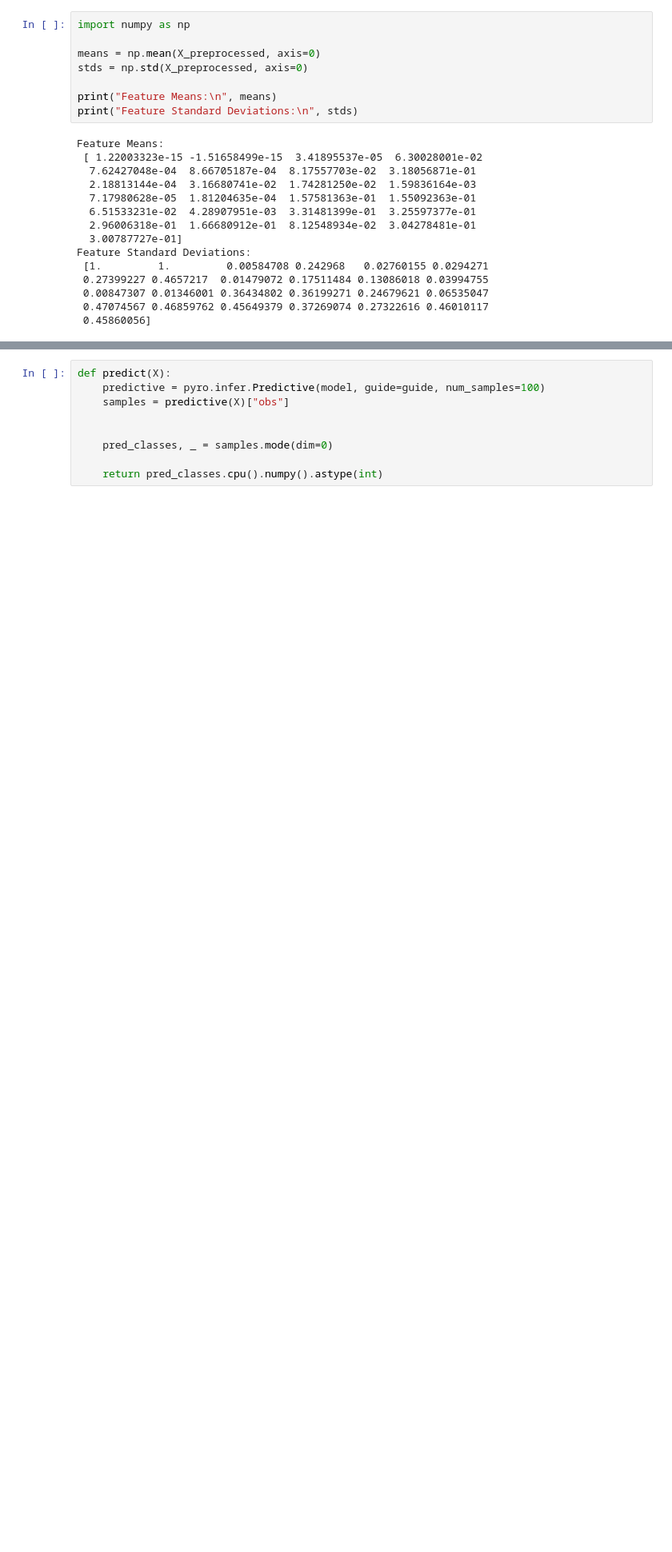
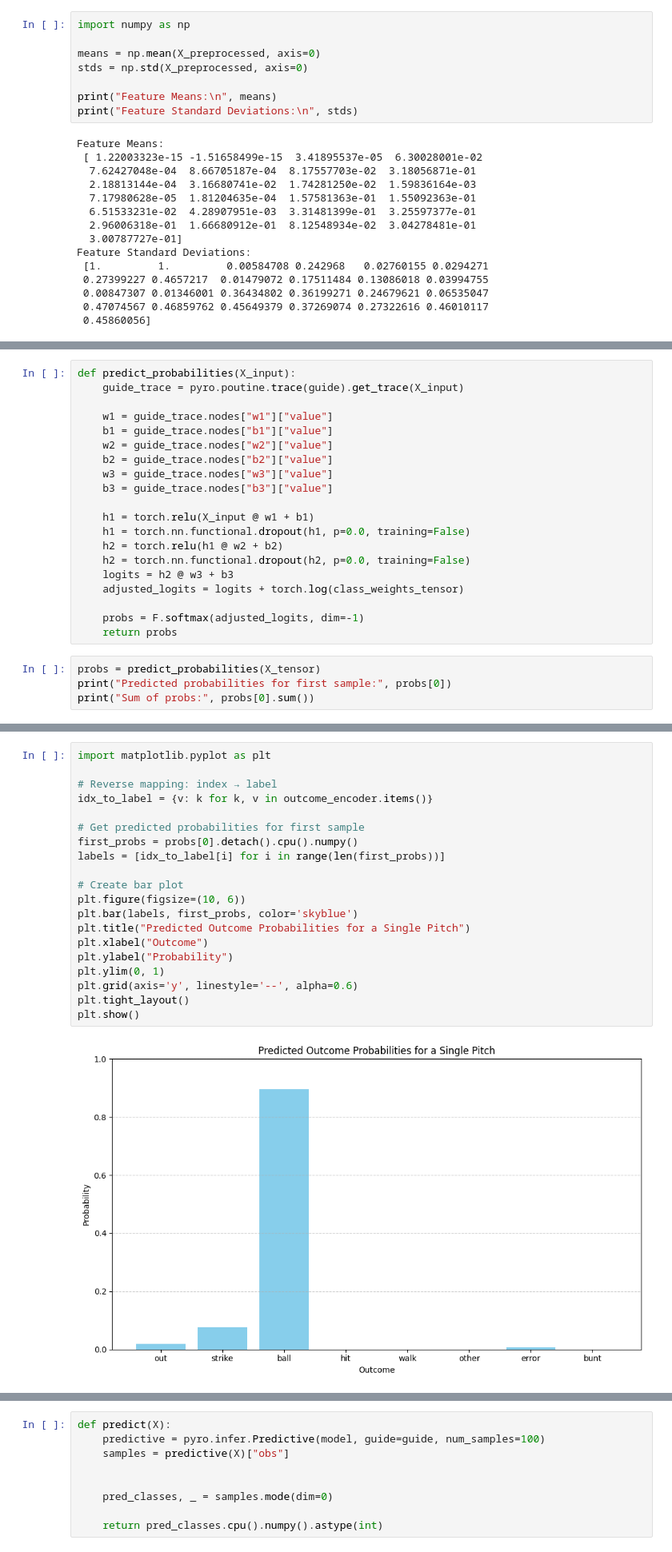
Before and after one commit to baseballtrout/BaseballAgent, a Jupyter notebook: Baseball_pitching_agent.ipynb, the cells around one changed output, grey strips where cells are left out. Shown at 80% size. Saved outputs shown, nothing was run; the diff lists cells and outputs as text; blank space fills up the shorter version.

Commit message:
New updates with pitches predicted

```diff
--- a/Baseball_pitching_agent.ipynb
+++ b/Baseball_pitching_agent.ipynb
@@ -702,0 +680,24 @@ def predict(X):
+# %%
+def predict_probabilities(X_input):
+    guide_trace = pyro.poutine.trace(guide).get_trace(X_input)
+
+    w1 = guide_trace.nodes["w1"]["value"]
+    b1 = guide_trace.nodes["b1"]["value"]
+    w2 = guide_trace.nodes["w2"]["value"]
+    b2 = guide_trace.nodes["b2"]["value"]
+    w3 = guide_trace.nodes["w3"]["value"]
+    b3 = guide_trace.nodes["b3"]["value"]
+
+    h1 = torch.relu(X_input @ w1 + b1)
+    h1 = torch.nn.functional.dropout(h1, p=0.0, training=False)
+    h2 = torch.relu(h1 @ w2 + b2)
+    h2 = torch.nn.functional.dropout(h2, p=0.0, training=False)
+    logits = h2 @ w3 + b3
+    adjusted_logits = logits + torch.log(class_weights_tensor)
+
+    probs = F.softmax(adjusted_logits, dim=-1)
+    return probs
+# %%
+probs = predict_probabilities(X_tensor)
+print("Predicted probabilities for first sample:", probs[0])
+print("Sum of probs:", probs[0].sum())
@@ -702,0 +727,22 @@ def predict(X):
+# %%
+import matplotlib.pyplot as plt
+
+# Reverse mapping: index → label
+idx_to_label = {v: k for k, v in outcome_encoder.items()}
+
+# Get predicted probabilities for first sample
+first_probs = probs[0].detach().cpu().numpy()
+labels = [idx_to_label[i] for i in range(len(first_probs))]
+
+# Create bar plot
+plt.figure(figsize=(10, 6))
+plt.bar(labels, first_probs, color='skyblue')
+plt.title("Predicted Outcome Probabilities for a Single Pitch")
+plt.xlabel("Outcome")
+plt.ylabel("Probability")
+plt.ylim(0, 1)
+plt.grid(axis='y', linestyle='--', alpha=0.6)
+plt.tight_layout()
+plt.show()
+# %% [output]
+[figure, added]
```
Also changed, not shown: parts of 16 cells of this notebook.
